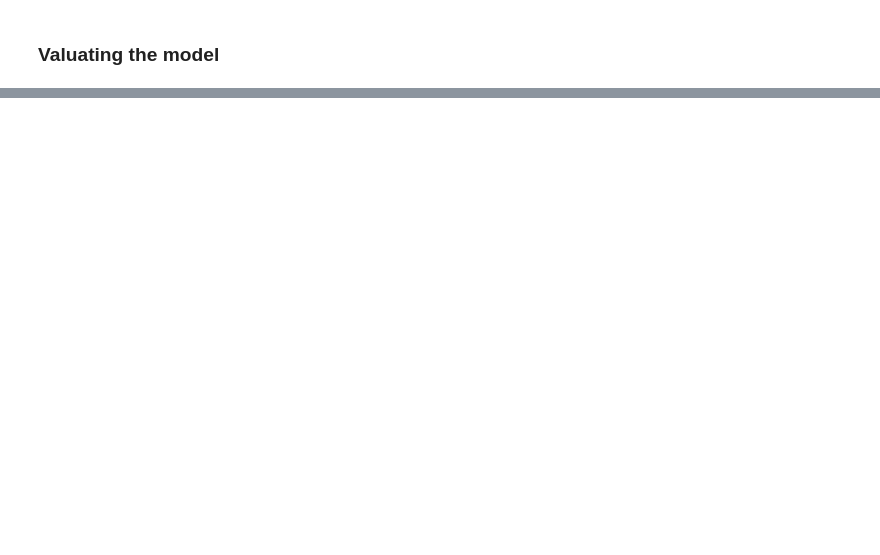
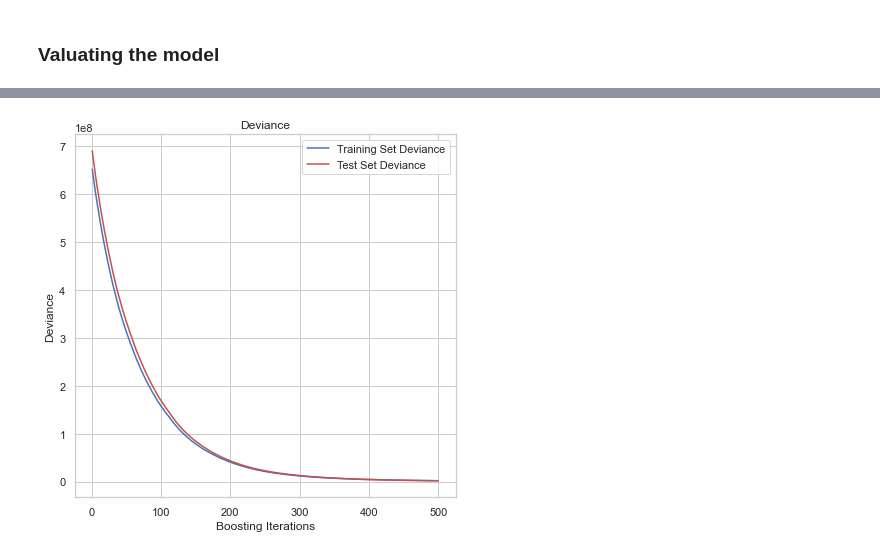
Before and after one commit to HHook/ANZ-virtual-internship, a Jupyter notebook: ANZ virtual internship Model.ipynb, the cells around one changed output, grey strips where cells are left out. Cells and saved outputs as stored; diff of their text form; code cells hidden in the pictures; blank space fills up the shorter version.

```diff
--- a/ANZ virtual internship Model.ipynb
+++ b/ANZ virtual internship Model.ipynb
@@ -274,5 +354,0 @@ X, y = make_regression(n_samples=1000, n_features=20, n_informative=15, noise=0.
-# %%
-# define the model
-model = GradientBoostingRegressor()
-# fit the model on the whole dataset
-model.fit(X, y)
@@ -308,3 +354,0 @@ X, y = make_classification(n_samples=1000, n_features=20, n_informative=15, n_re
-# %%
-# define the model with default hyperparameters
-model = GradientBoostingClassifier()
@@ -332,7 +354,0 @@ print("Best: %f using %s" % (grid_result.best_score_, grid_result.best_params_))
-# %%
-# summarize all scores that were evaluated
-means = grid_result.cv_results_['mean_test_score']
-stds = grid_result.cv_results_['std_test_score']
-params = grid_result.cv_results_['params']
-for mean, stdev, param in zip(means, stds, params):
-    print("%f (%f) with: %r" % (mean, stdev, param))
@@ -347,17 +355,19 @@ reg = ensemble.GradientBoostingRegressor(**params)
+# %%
+test_score = np.zeros((params['n_estimators'],), dtype=np.float64)
+for i, boost_preds in enumerate(model.staged_predict(X_test)):
+    test_score[i] = model.loss_(y_test, boost_preds)
 # %%
-test_score = np.zeros((params['n_estimators'],), dtype=np.float64)
-for i, y_pred in enumerate(reg.staged_predict(X_test)):
-    test_score[i] = reg.loss_(y_test, y_pred)
-
 fig = plt.figure(figsize=(6, 6))
 plt.subplot(1, 1, 1)
 plt.title('Deviance')
-plt.plot(np.arange(params['n_estimators']) + 1, reg.train_score_, 'b-',
+plt.plot(np.arange(params['n_estimators']) + 1, model.train_score_, 'b-',
          label='Training Set Deviance')
 plt.plot(np.arange(params['n_estimators']) + 1, test_score, 'r-',
          label='Test Set Deviance')
 plt.legend(loc='upper right')
 plt.xlabel('Boosting Iterations')
 plt.ylabel('Deviance')
 fig.tight_layout()
 plt.show()
+# %% [output]
+[figure, added]
```
Also changed, not shown: parts of 72 cells of this notebook, 1 other file.
